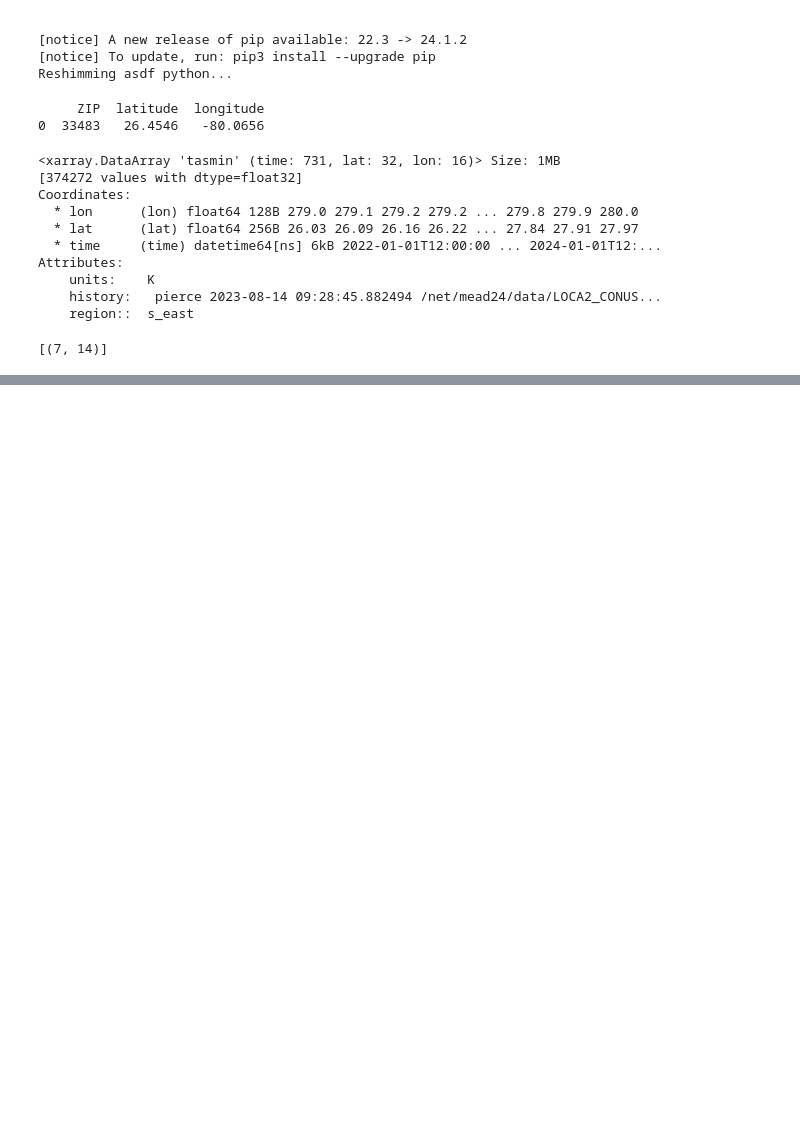
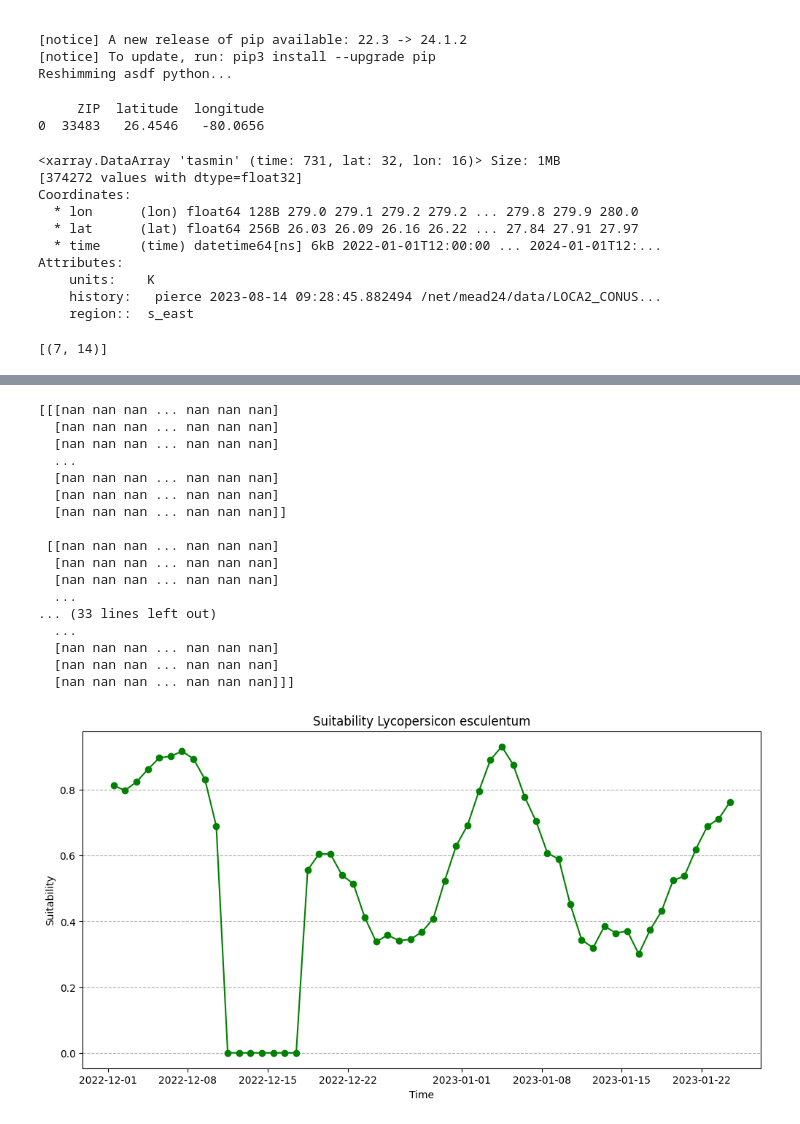
Before and after one commit to stereowrench/crop-models, a Jupyter notebook: Crop Simulations.ipynb, the cells around one changed output, grey strips where cells are left out. Saved outputs shown, nothing was run; the diff lists cells and outputs as text; code cells hidden in the pictures; blank space fills up the shorter version.

```diff
--- a/Crop Simulations.ipynb
+++ b/Crop Simulations.ipynb
@@ -389,0 +391,52 @@ plt.show()
+# %%
+n_repeats = 2
+
+# time_span = daily_suitability.time[-1] - daily_suitability.time[0]
+# new_times = [daily_suitability.time + i * time_span for i in range(n_repeats)]
+# new_times = xr.concat(new_times, dim="time")
+# Get the time span of the original data
+# time_span = daily_suitability.time[-1] - daily_suitability.time[0]
+
+# # Create a new time array by *subtracting* multiples of the time span from the original time coordinates
+# new_times = [daily_suitability.time - i * time_span for i in range(1, n_repeats + 1)][::-1] # Reverse the list
+# new_times = xr.concat(new_times, dim="time")
+
+# daily_suitability_extended = xr.DataArray(
+#     data=np.tile(daily_suitability.values, (n_repeats, 1, 1)),  # Tile the values along the time axis
+#     coords={"time": new_times, "lat": daily_suitability.lat, "lon": daily_suitability.lon},  # Use new time coordinates
+#     dims=["time", "lat", "lon"],
+# )
+window_size = view_window
+suit = growing_season_suitability[120].where(growing_season_suitability[120]["time"] > pd.Timestamp("2022-12-01")).where(growing_season_suitability[120]["time"] < pd.Timestamp("2023-01-25"))
+print(suit.to_numpy())
+plt.figure(figsize=(12, 6))
+# plt.plot(daily_suitability.isel(lat=lat,lon=lon).time.values, daily_suitability.isel(lat=lat,lon=lon), marker='o', linestyle='-', color='purple')
+# plt.plot(growing_season_suitability[105].isel(lat=lat,lon=lon).time.values, growing_season_suitability[105].isel(lat=lat,lon=lon), marker='o', linestyle='-', color='purple')
+plt.plot(suit.isel(lat=lat,lon=lon).time.values, suit.isel(lat=lat,lon=lon), marker='o', linestyle='-', color='green')
+# Add labels and title
+plt.title('Suitability ' + crop_name)
+plt.xlabel('Time')
+plt.ylabel('Suitability')  # Assuming tasmin is in Celsius; change if necessary
+plt.grid(axis='y', linestyle='--')
+
+# Show the plot
+plt.show()
+# %% [output]
+[[[nan nan nan ... nan nan nan]
+  [nan nan nan ... nan nan nan]
+  [nan nan nan ... nan nan nan]
+  ...
+  [nan nan nan ... nan nan nan]
+  [nan nan nan ... nan nan nan]
+  [nan nan nan ... nan nan nan]]
+
+ [[nan nan nan ... nan nan nan]
+  [nan nan nan ... nan nan nan]
+  [nan nan nan ... nan nan nan]
+  ...
+... (33 lines left out)
+  ...
+  [nan nan nan ... nan nan nan]
+  [nan nan nan ... nan nan nan]
+  [nan nan nan ... nan nan nan]]]
+[figure, added]
```
Also changed, not shown: parts of 10 cells of this notebook.
